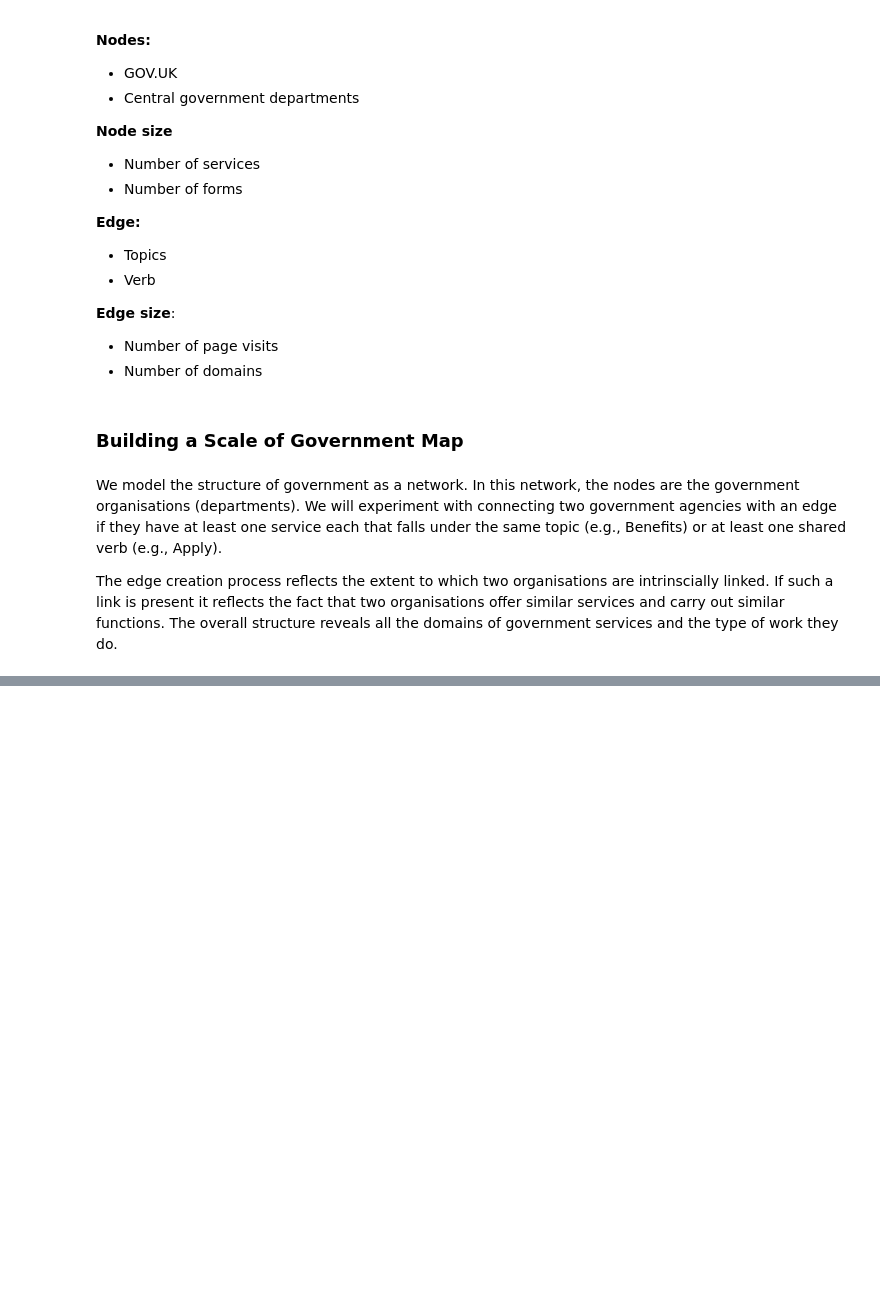
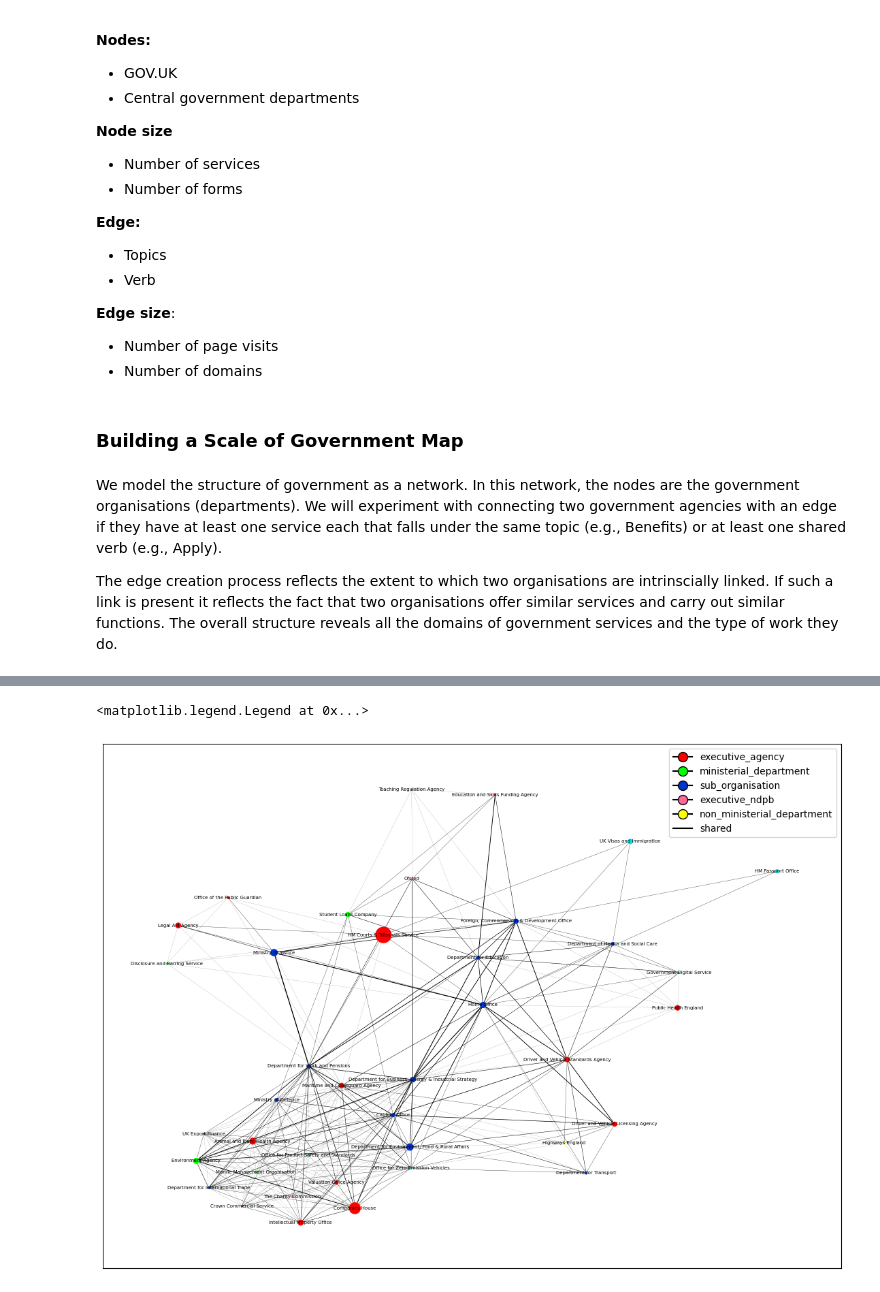
Before and after one commit to ai-for-public-services/structural-insights-into-uk-gov, a Jupyter notebook: notebooks/02-network-visualisation.ipynb, the cells around one changed output, grey strips where cells are left out. Saved outputs shown, nothing was run; the diff lists cells and outputs as text; code cells hidden in the pictures; blank space fills up the shorter version.

```diff
--- a/notebooks/02-network-visualisation.ipynb
+++ b/notebooks/02-network-visualisation.ipynb
@@ -31,0 +42,10 @@ The edge creation process reflects the extent to which two organisations are int
+# %%
+# Load in the data that we have to work with
+gov_websites = pd.read_csv("../data/processed/201202-201809-central-government-websites.csv",index_col=1)
+gov_visitors = pd.read_csv("../data/processed/201104-201203-govuk-unique-visitors-processed.csv")
+serv_trans = pd.read_csv("../data/processed/201204-201703-service-transactions-processed.csv")
+gov_domains = pd.read_csv("../data/processed/201210-202303-govuk-domain-names.csv")
+form_views = pd.read_excel("../data/processed/202211-form-services-pageviews.xlsx",header=1)
+gov_forms = pd.read_excel("../data/processed/202212-govuk-departments-with-forms-processed.xlsx")
+xgov_services = pd.read_excel("../data/processed/202212-xgov-govuk-services-list.xlsx",index_col=0)
+gov_orgs = pd.read_excel("../data/processed/2022-central-government-organisations.xlsx")
@@ -31,0 +206,25 @@ The edge creation process reflects the extent to which two organisations are int
+# %%
+# To get nicer plots you need to use a pre-made layout and bring in some other packages
+# Due to the algorithm of spring layout the figure is different every time
+from pylab import rcParams
+from matplotlib.lines import Line2D
+rcParams['figure.figsize'] = 14, 10
+pos = nx.spring_layout(g, scale=20, k=3/np.sqrt(g.order()))
+nx.draw_networkx(g,
+                 with_labels=True,
+                 font_size=5,
+                 node_color=colors_rgb,
+                 node_size=[x / 4 for x in viz_df["total"].tolist()],
+                 width=[(x+.5) / 7 for x in edge_weights_verbs])
+
+plt.legend(handles= [
+    Line2D([0], [0], marker='o', color='black', label='executive_agency',markerfacecolor='#ff0000', markersize=10),
+    Line2D([0], [0], marker='o', color='black', label='ministerial_department',markerfacecolor='#00ff00', markersize=10),
+    Line2D([0], [0], marker='o', color='black', label='sub_organisation',markerfacecolor='#0033cc', markersize=10),
+    Line2D([0], [0], marker='o', color='black', label='executive_ndpb',markerfacecolor='#ff6699', markersize=10),
+    Line2D([0], [0], marker='o', color='black', label='non_ministerial_department',markerfacecolor='#ffff00', markersize=10),
+     Line2D([0], [0], marker='none', color='black', label='shared'),
+], loc='upper right')
+# %% [output]
+<matplotlib.legend.Legend at 0x...>
+[figure, added]
```
Also changed, not shown: parts of 10 cells of this notebook, 1 other file.
